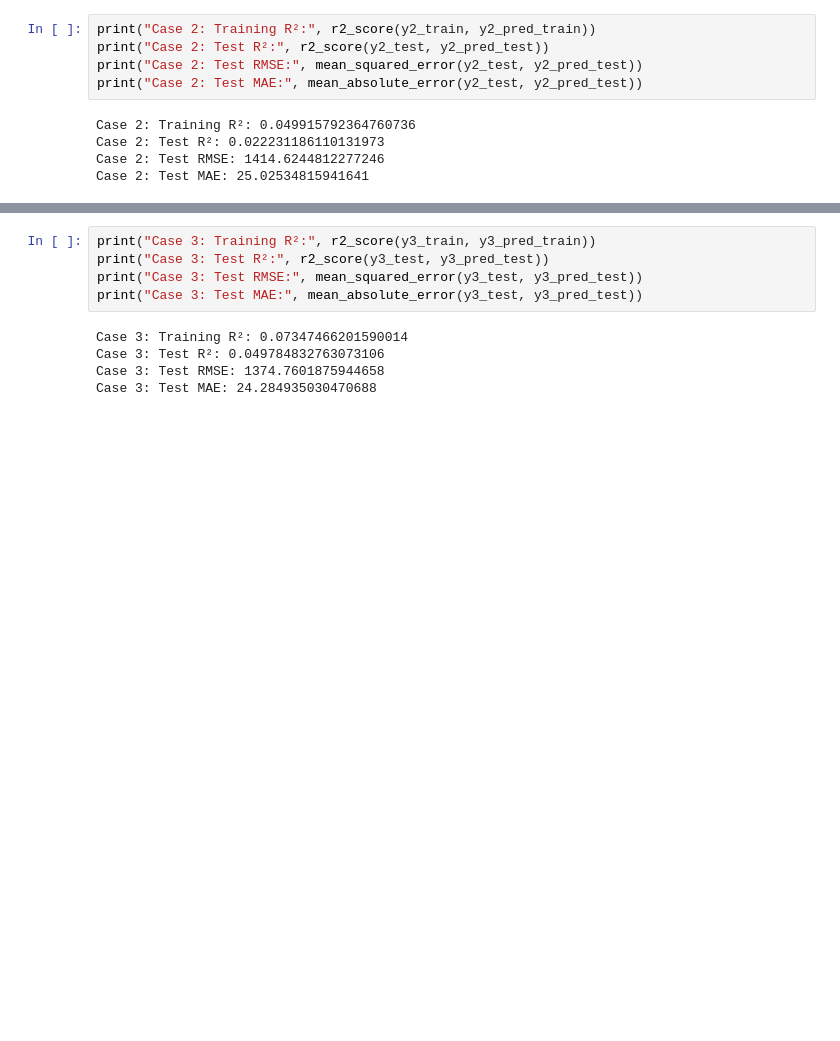
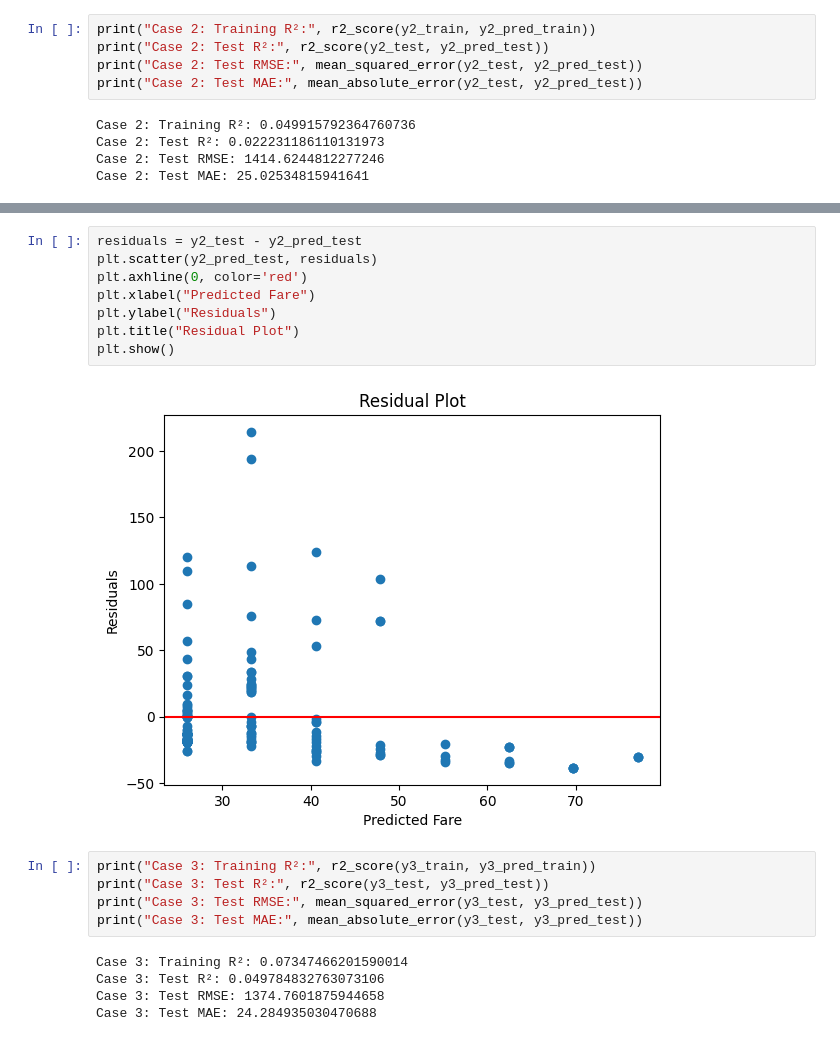
Before and after one commit to hrawp/applied-ml-hrawp, a Jupyter notebook: notebooks/project04/ml04__aaron.ipynb, the cells around one changed output, grey strips where cells are left out. Cells and saved outputs as stored; diff of their text form; blank space fills up the shorter version.

```diff
--- a/notebooks/project04/ml04__aaron.ipynb
+++ b/notebooks/project04/ml04__aaron.ipynb
@@ -248,3 +257,13 @@ Case 2: Test MAE: 25.02534815941641
+# %%
+residuals = y2_test - y2_pred_test
+plt.scatter(y2_pred_test, residuals)
+plt.axhline(0, color='red')
+plt.xlabel("Predicted Fare")
+plt.ylabel("Residuals")
+plt.title("Residual Plot")
+plt.show()
+# %% [output]
+[figure, added]
 # %%
 print("Case 3: Training R²:", r2_score(y3_train, y3_pred_train))
 print("Case 3: Test R²:", r2_score(y3_test, y3_pred_test))
```
Also changed, not shown: parts of 35 cells of this notebook.
